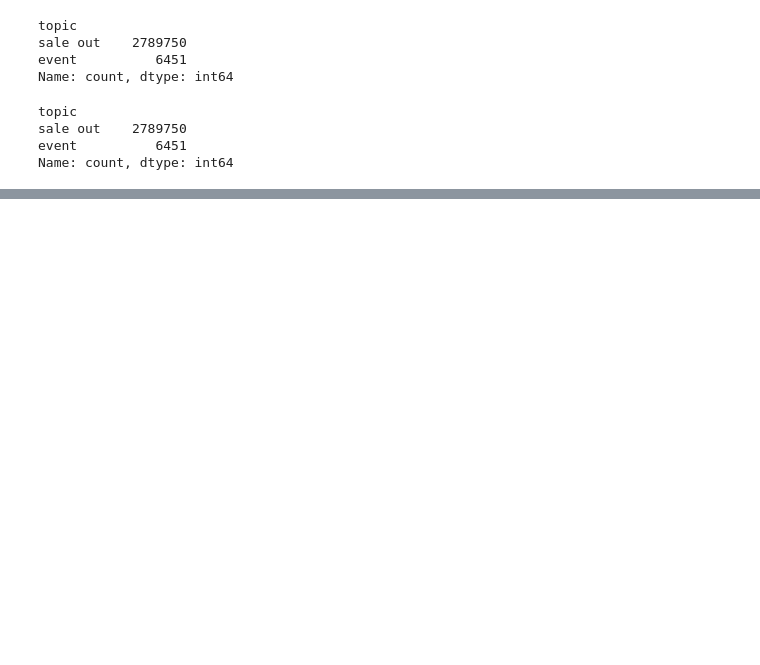
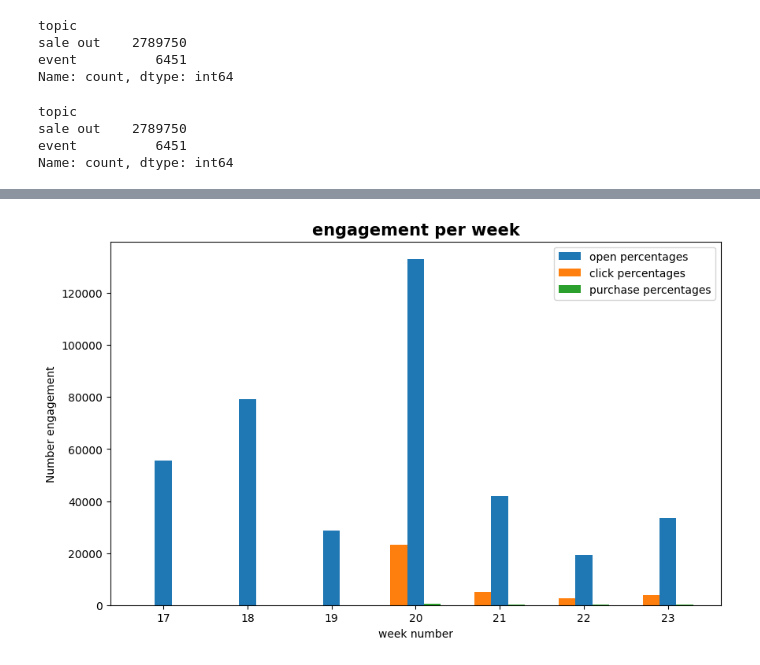
Before and after one commit to miguelsadorra14/DataWrangling, a Jupyter notebook: project.ipynb, the cells around one changed output, grey strips where cells are left out. Drawn from its saved outputs; the diff is of its cells as text; code cells hidden in the pictures; blank space fills up the shorter version.

```diff
--- a/project.ipynb
+++ b/project.ipynb
@@ -817,0 +754,14 @@ print(len(merged_df[merged_df["is_purchased"] == True]))
+# %%
+X_axis = np.arange(len(weekly_grouped["week_number"]))
+plt.figure(figsize=(10,6))
+plt.bar(X_axis , weekly_grouped["is_opened"], 0.2, label = 'open percentages')
+plt.bar(X_axis - 0.2, weekly_grouped["is_clicked"], 0.2, label = 'click percentages')
+plt.bar(X_axis + 0.2, weekly_grouped["is_purchased"], 0.2, label = 'purchase percentages')
+plt.xticks(X_axis, weekly_grouped["week_number"])
+plt.xlabel("week number")
+plt.ylabel("Number engagement")
+plt.title("engagement per week", fontweight = "bold", fontsize = 15)
+plt.legend()
+plt.show()
+# %% [output]
+[figure, added]
```
Also changed, not shown: parts of 18 cells of this notebook.
